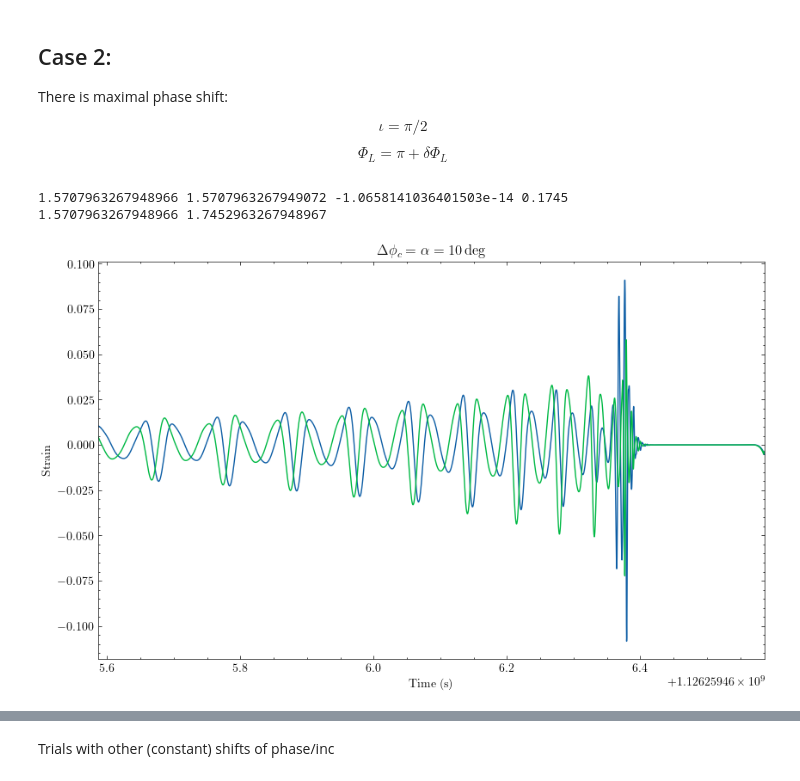
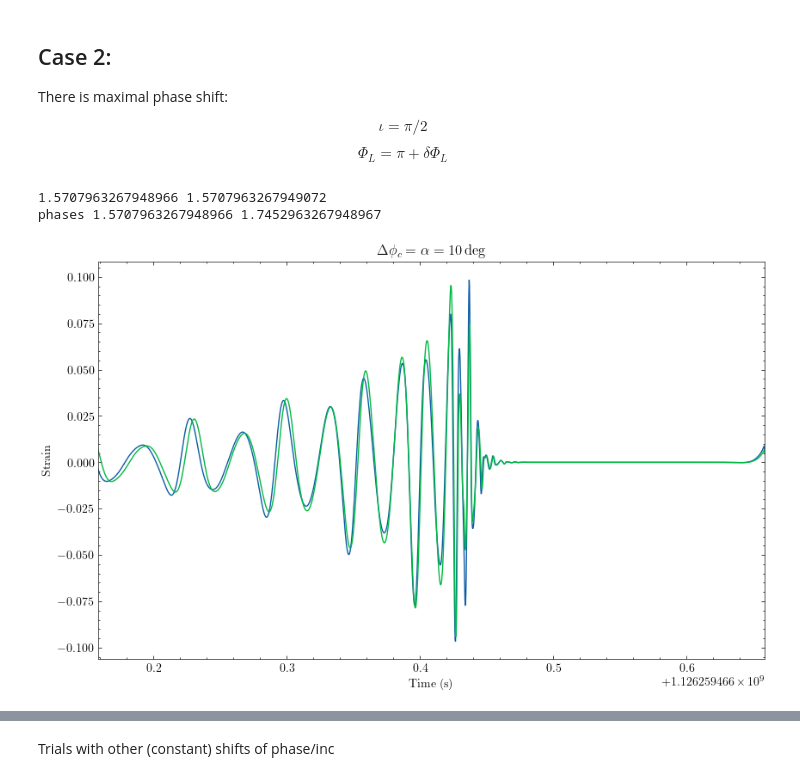
Before and after one commit to cosmoquark/gw-fish-lens, a Jupyter notebook: misc/lensed_waveform_v1.ipynb, the cells around one changed output, grey strips where cells are left out. Cells and saved outputs as stored; diff of their text form; code cells hidden in the pictures.

```diff
--- a/misc/lensed_waveform_v1.ipynb
+++ b/misc/lensed_waveform_v1.ipynb
@@ -139,8 +164,10 @@ reload(lensed_parameter_transformations)
 # %%
-def plot_phase_inc_shift( phase, inclination, phase2, inclination2, mass1=80, mass2=10, approximant="SEOBNRv4PHM"):
-    t_gps=1126259462.0
-    h_whitened = waveform_generation.create_whitened_waveform(phase, inclination, t_gps=t_gps, mass1 = mass1, mass2 = mass2, spin1y=0.2, approximant=approximant)
-    h_whitened2 = waveform_generation.create_whitened_waveform(phase2, inclination2, t_gps=t_gps, mass1 = mass1, mass2 = mass2, spin1x=0.2, approximant=approximant)
+def plot_phase_inc_shift( phase, inclination, phase2, inclination2, mass1=80, mass2=10, approximant="SEOBNRv4PHM", polarization=0.7, polarization2=0.7, t_gps=1126259462.0):
+    h_whitened = waveform_generation.create_whitened_waveform(phase, inclination, t_gps=t_gps, mass1 = mass1, mass2 = mass2,
+                                                              spin1y=0.8, approximant=approximant,
+                                                              polarization=polarization)
+    h_whitened2 = waveform_generation.create_whitened_waveform(phase2, inclination2, t_gps=t_gps, mass1 = mass1, mass2 = mass2, spin1y=0.8,
+                                                               approximant=approximant, polarization=polarization2)
     # Plot the waveform
     plt.plot(h_whitened.sample_times, h_whitened/np.sqrt(np.sum(h_whitened.data**2)), lw=1) # Nornalized
     plt.plot(h_whitened2.sample_times, h_whitened2/np.sqrt(np.sum(h_whitened2.data**2)), lw=1) # Normalized
@@ -148,7 +175,7 @@ def plot_phase_inc_shift( phase, inclination, phase2, inclination2, mass1=80, ma
     # plt.plot(h_whitened2.sample_times, h_whitened2/np.max(h_whitened2.data), lw=0.1) # Maximized
     plt.xlabel('Time (s)')
     plt.ylabel('Strain')
-    plt.xlim(h_whitened.sample_times[-1]-1, h_whitened.sample_times[-1])
+    plt.xlim(h_whitened.sample_times[-1]-0.5, h_whitened.sample_times[-1])
 # %% [markdown]
 ## Case 1:
 
@@ -192,20 +222,20 @@ $$\Phi_L = \pi + \delta \Phi_L$$
 # %%
 q = 0.2
 mass1=80; mass2=mass1*q
 phase, inclination = np.pi/2, np.pi/2.
 # phase2, inclination2 = np.pi/2, np.pi/4
 alpha = 0.1745 # ~10 degrees
 PhiL = np.pi-0.001
 inc_minus = incl_minus(inclination, PhiL, alphaHatMinus=alpha, thetaMinus=0, beta=0)
 phi_minus = phi_coal_minus(phase, inclination, PhiL, alphaHatMinus=alpha, thetaMinus=0, beta=0)
-print(inclination, inc_minus, inclination-inc_minus, alpha)
-print(phase, phi_minus)
+print(inclination, inc_minus)
 phase2, inclination2 = phi_minus, inc_minus
+print("phases", phase, phase2)
 # phase2, inclination2 = phase, inc_minus
-plot_phase_inc_shift(phase, inclination, phase2, inclination2, mass1=mass1, mass2=mass2)#, approximant="NRHybSur3dq8")
+plot_phase_inc_shift(phase, inclination, phase-2*alpha, inclination, mass1=mass1, mass2=mass2)#, approximant="NRHybSur3dq8")
 plt.title(r"$\Delta \phi_c = \alpha=10 \, \text{deg}$")
 plt.show()
 # %% [output]
-1.5707963267948966 1.5707963267949072 -1.0658141036401503e-14 0.1745
-1.5707963267948966 1.7452963267948967
+1.5707963267948966 1.5707963267949072
+phases 1.5707963267948966 1.7452963267948967
-[figure, old version]
+[figure, new version]
```
Also changed, not shown: parts of 10 cells of this notebook, 1 other file.
